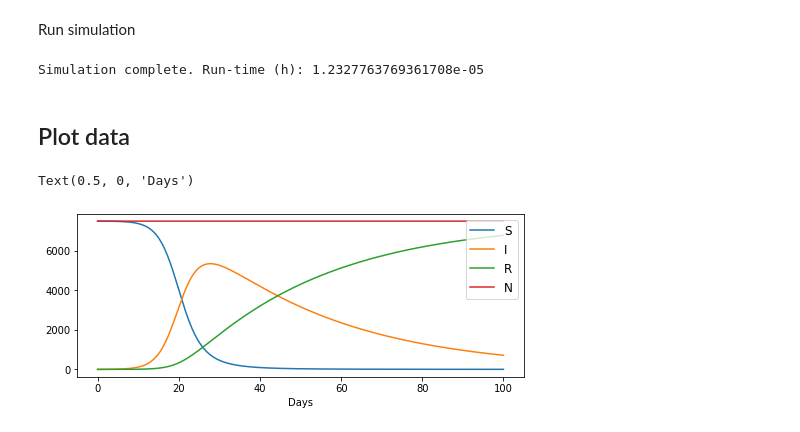
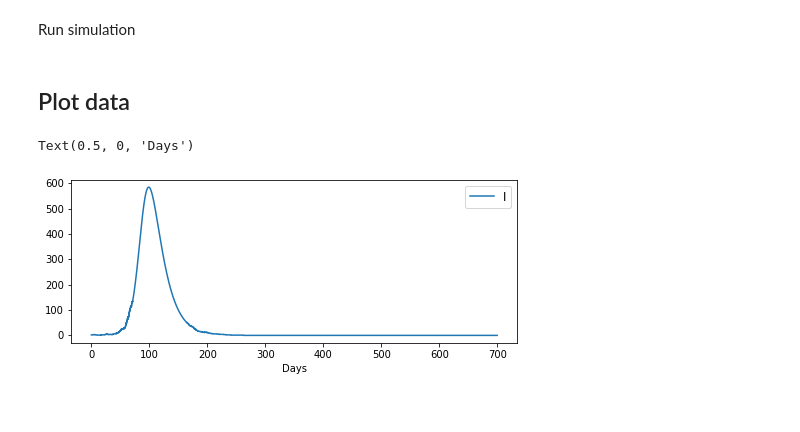
Before and after one commit to lukastk/PyRossGeo, a Jupyter notebook: examples/ex1-age-structured-SIR-on-a-single-node/ex1-age-structured-SIR-on-a-single-node.ipynb, the cells around one changed output. Drawn from its saved outputs; the diff is of its cells as text; code cells hidden in the pictures.

```diff
--- a/examples/ex1-age-structured-SIR-on-a-single-node/ex1-age-structured-SIR-on-a-single-node.ipynb
+++ b/examples/ex1-age-structured-SIR-on-a-single-node/ex1-age-structured-SIR-on-a-single-node.ipynb
@@ -29,7 +17,7 @@ node_populations_path = 'node_populations.csv'
 Simulation settings
 # %%
 t_start = 0
-t_end = 24*60*100
+t_end = 24*60*700
 
 _, dts = pyrossgeo.utils.get_dt_schedule([
     (0,  1*60),
@@ -46,31 +34,34 @@ sim = pyrossgeo.Simulation()
 X_state = sim.initialize()
 dX_state = np.zeros(X_state.size)
 
-sim_data = sim.simulate(X_state, t_start, t_end, dts, steps_per_save=1)
+sim_data = sim.simulate(X_state, t_start, t_end, 1, steps_per_save=1)
 
-ts, node_data, cnode_data, location_data, community_data, network_data = pyrossgeo.utils.get_simulation_data(sim_data)
+ts, node_data, cnode_data, location_data, community_data, network_data = pyrossgeo.utils.extract_simulation_data(sim_data)
 
 ts_days = ts / (24*60)
 ts_hours = ts / 60
-# %% [output]
-Simulation complete. Run-time (h): 1.2327763769361708e-05
 # %% [markdown]
 ## Plot data
 # %%
 plt.figure( figsize=(8,3) )
 
 S = np.sum(network_data[:,:,0], axis=1)
 I = np.sum(network_data[:,:,1], axis=1)
 R = np.sum(network_data[:,:,2], axis=1)
 N = S + I + R
 
-plt.plot(ts_days, S, label="S")
-plt.plot(ts_days, I, label="I")
-plt.plot(ts_days, R, label="R")
-plt.plot(ts_days, N, label="N")
+s = ts_days > 150
+s = ts_days > 0
+
+#plt.plot(ts_days, S, label="S")
+plt.plot(ts_days[s], I[s], label="I")
+#plt.plot(ts_days, R, label="R")
+#plt.plot(ts_days, N, label="N")
 
 plt.legend(loc='upper right', fontsize=12)
+#plt.xlim(150, 200)
+#plt.ylim(0, 30)
 plt.xlabel('Days')
 # %% [output]
 Text(0.5, 0, 'Days')
-[figure, old version]
+[figure, new version]
```
Also changed, not shown: parts of 6 cells of this notebook, 20 other files.
